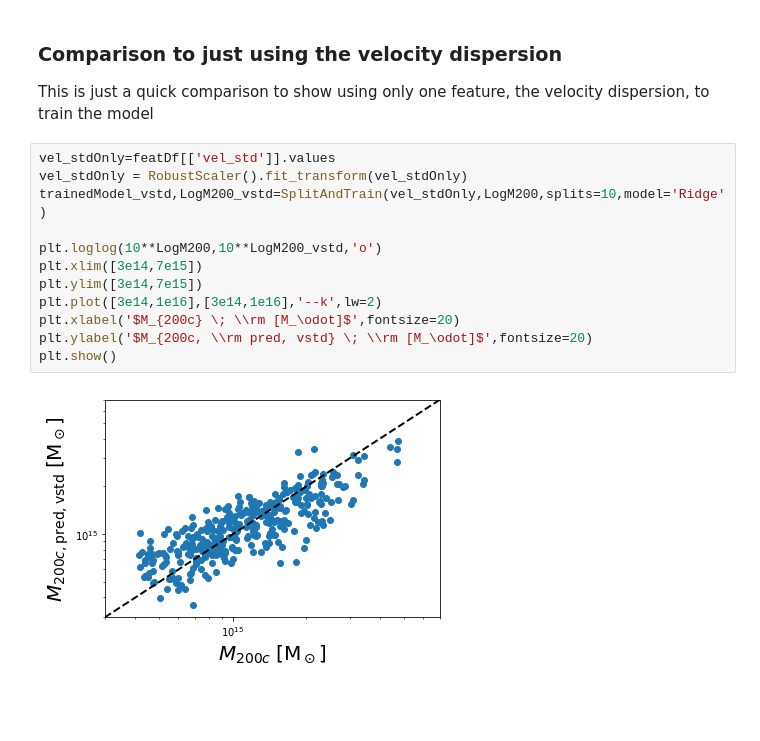
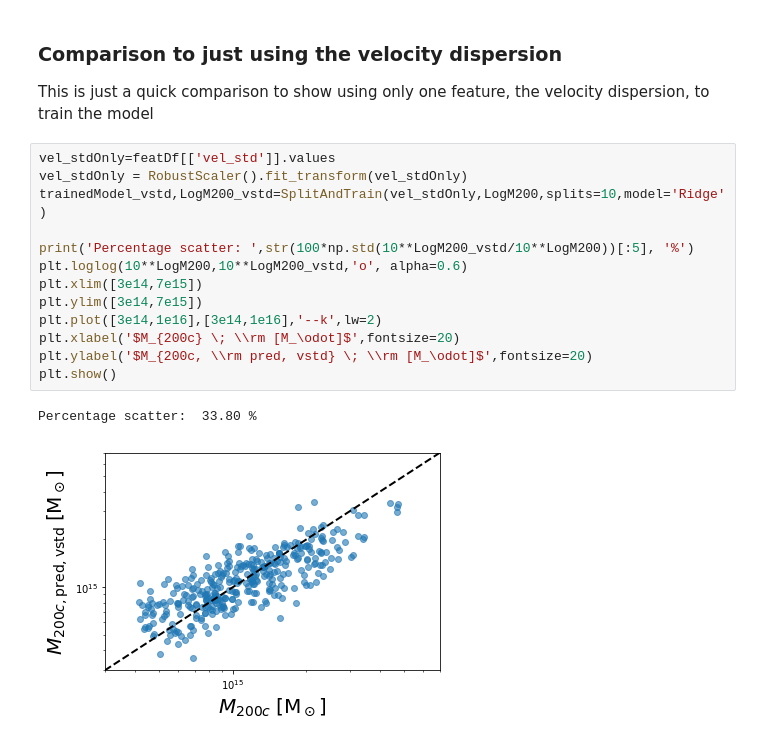
Before and after one commit to MariaElidaiana/ML_Template, a Jupyter notebook: Example_ML_Application.ipynb, the cells around one changed output. Saved outputs shown, nothing was run; the diff lists cells and outputs as text; blank space fills up the shorter version.

```diff
--- a/Example_ML_Application.ipynb
+++ b/Example_ML_Application.ipynb
@@ -216,14 +217,16 @@ This is just a quick comparison to show using only one feature, the velocity dis
 # %%
 vel_stdOnly=featDf[['vel_std']].values
 vel_stdOnly = RobustScaler().fit_transform(vel_stdOnly)
 trainedModel_vstd,LogM200_vstd=SplitAndTrain(vel_stdOnly,LogM200,splits=10,model='Ridge')
 
-plt.loglog(10**LogM200,10**LogM200_vstd,'o')
+print('Percentage scatter: ',str(100*np.std(10**LogM200_vstd/10**LogM200))[:5], '%')
+plt.loglog(10**LogM200,10**LogM200_vstd,'o', alpha=0.6)
 plt.xlim([3e14,7e15])
 plt.ylim([3e14,7e15])
 plt.plot([3e14,1e16],[3e14,1e16],'--k',lw=2)
 plt.xlabel('$M_{200c} \; \\rm [M_\odot]$',fontsize=20)
 plt.ylabel('$M_{200c, \\rm pred, vstd} \; \\rm [M_\odot]$',fontsize=20)
 plt.show()
 # %% [output]
+Percentage scatter:  33.80 %
-[figure, old version]
+[figure, new version]
```
Also changed, not shown: parts of 6 cells of this notebook, 5 other files.
